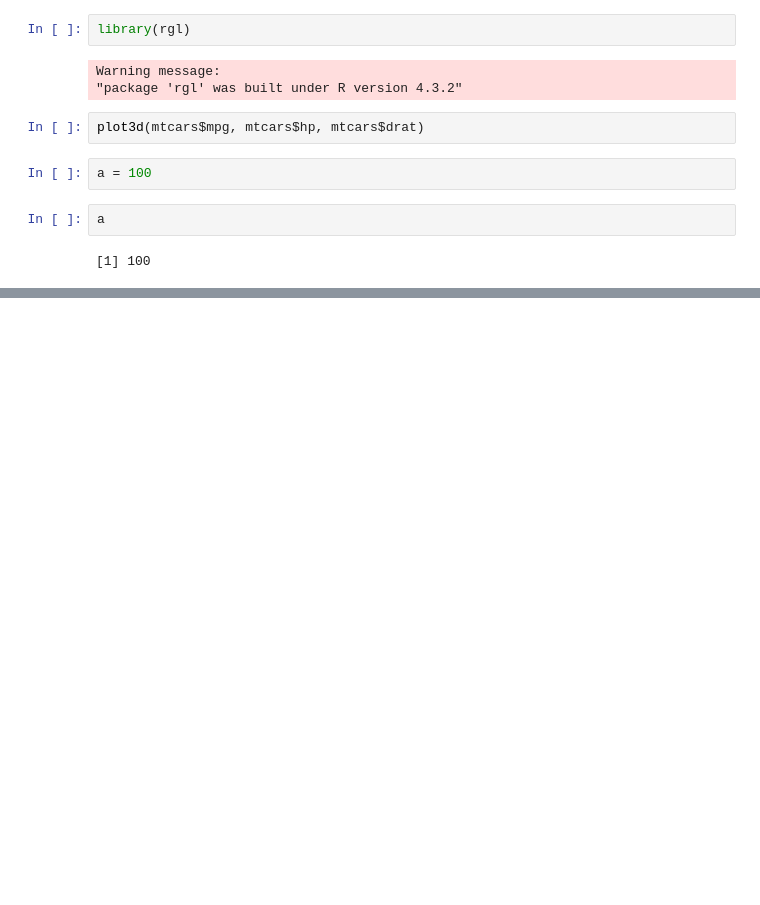
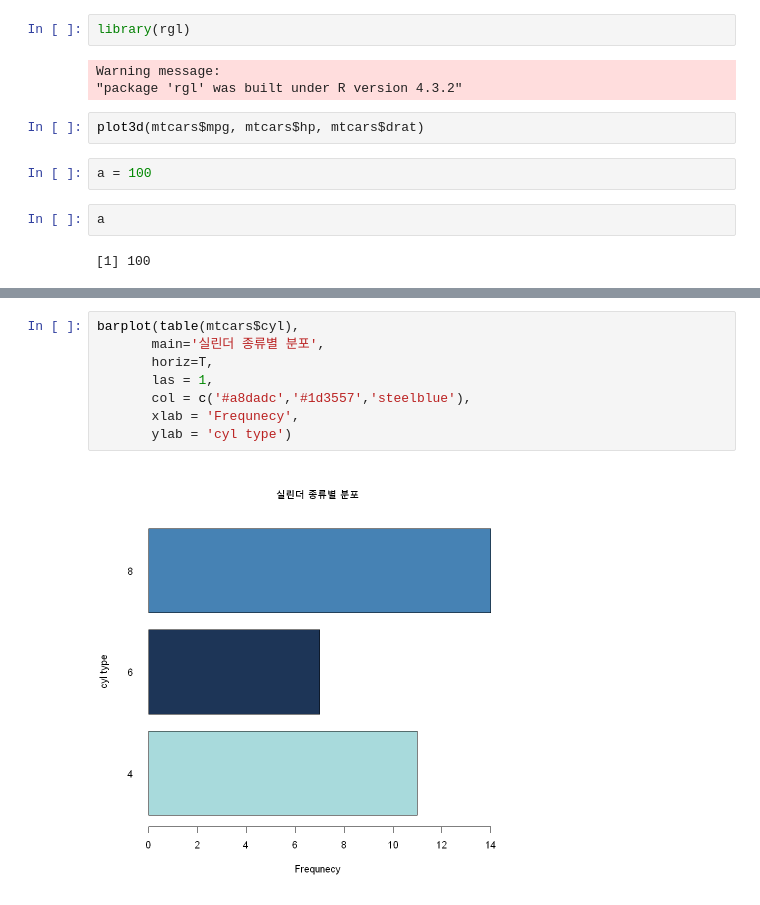
Before and after one commit to layla-focalors/r_learning_mx, a Jupyter notebook: Caffee/Mocha Coffee.ipynb, the cells around one changed output, grey strips where cells are left out. Saved outputs shown, nothing was run; the diff lists cells and outputs as text; blank space fills up the shorter version.

```diff
--- a/Caffee/Mocha Coffee.ipynb
+++ b/Caffee/Mocha Coffee.ipynb
@@ -420,0 +436,10 @@ a
+# %%
+barplot(table(mtcars$cyl),
+       main='실린더 종류별 분포',
+       horiz=T,
+       las = 1,
+       col = c('#a8dadc','#1d3557','steelblue'),
+       xlab = 'Frequnecy',
+       ylab = 'cyl type')
+# %% [output]
+[figure, added]
```
Also changed, not shown: parts of 4 cells of this notebook.
